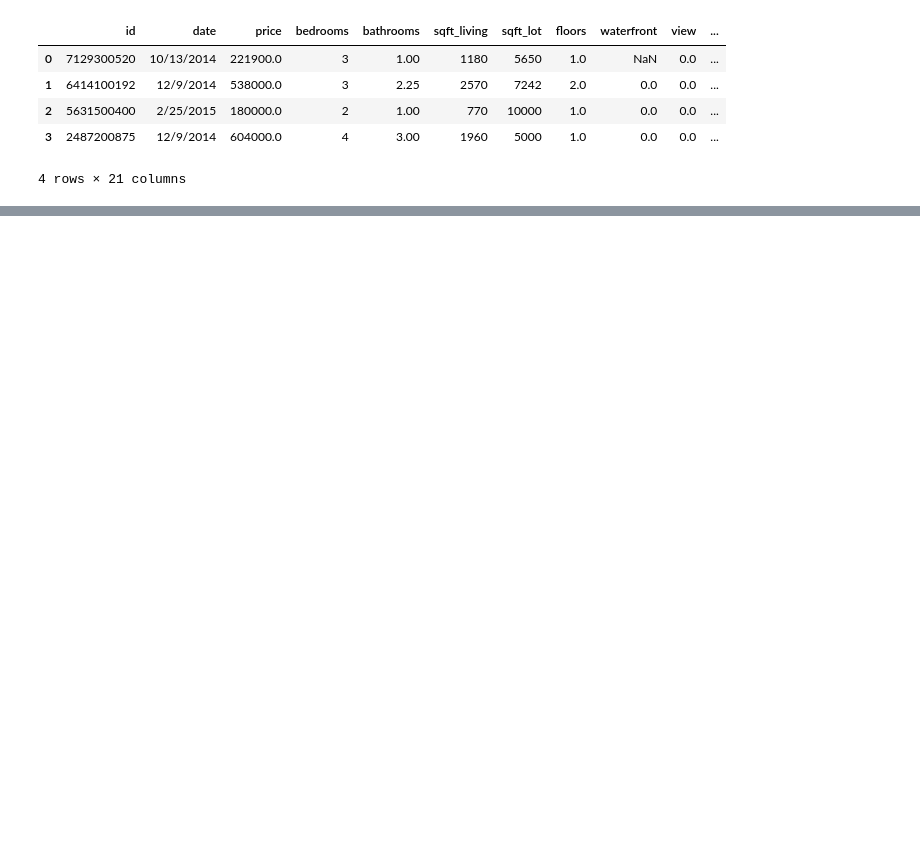
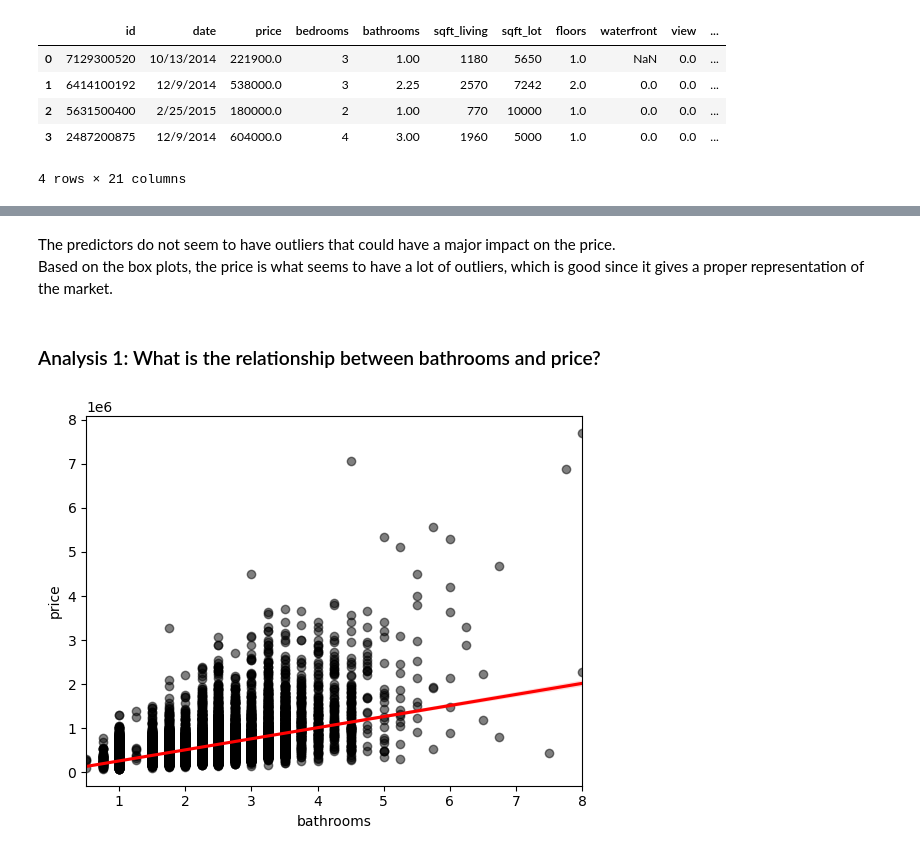
Before and after one commit to MMJGGR/Phase_2_project, a Jupyter notebook: work_in_progress/Rose.ipynb, the cells around one changed output, grey strips where cells are left out. Saved outputs shown, nothing was run; the diff lists cells and outputs as text; code cells hidden in the pictures; blank space fills up the shorter version.

```diff
--- a/work_in_progress/Rose.ipynb
+++ b/work_in_progress/Rose.ipynb
@@ -23,0 +249,11 @@ data.head()
+# %% [markdown]
+The predictors do not seem to have outliers that could have a major impact on the price.<br>
+Based on the box plots, the price is what seems to have a lot of outliers, which is good since it gives a proper representation of the market.
+# %% [markdown]
+### Analysis 1: What is the relationship between bathrooms and price?
+# %%
+sns.regplot(x = data2['bathrooms'], y = data2['price'],
+            scatter_kws = {"color": "black", "alpha": 0.5},
+            line_kws = {"color": "red"});
+# %% [output]
+[figure, added]
```
Also changed, not shown: parts of 87 cells of this notebook.
